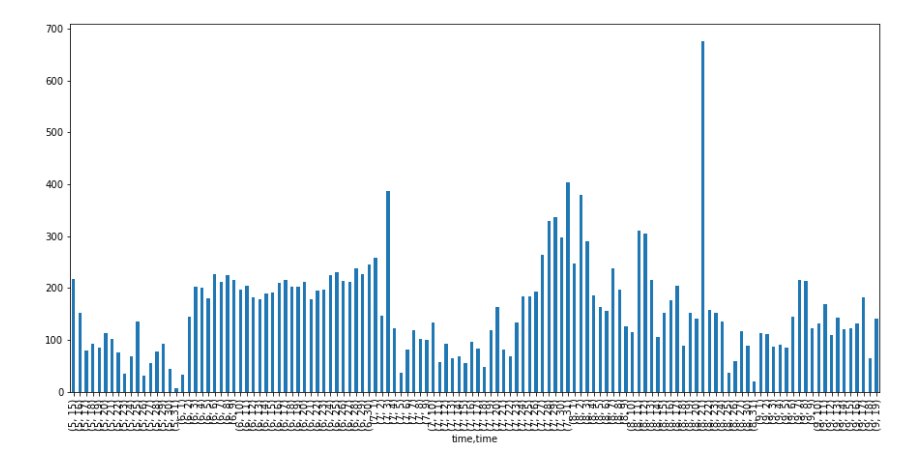
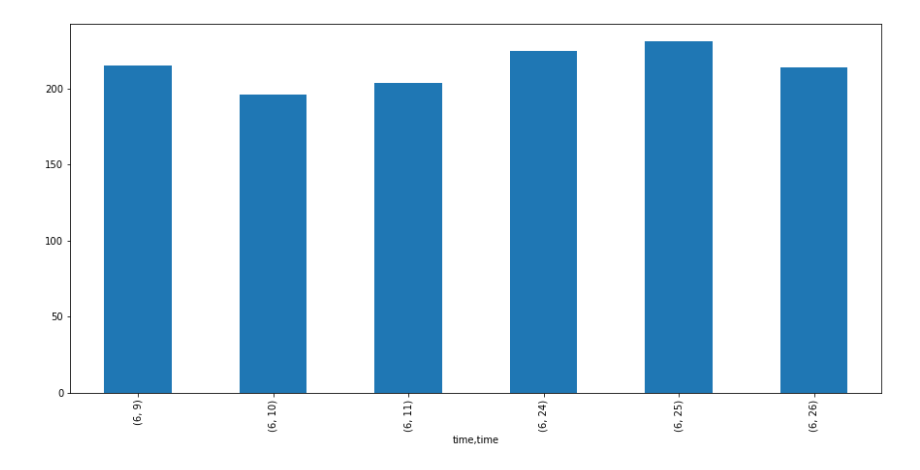
Before and after one commit to llayer/StromboliWF, a Jupyter notebook: som.ipynb, the cells around one changed output. Saved outputs shown, nothing was run; the diff lists cells and outputs as text; code cells hidden in the pictures.

```diff
--- a/som.ipynb
+++ b/som.ipynb
@@ -15,16 +12,16 @@ ana.normalize(df, 'lpc_coeff')
 ana.normalize(df, 'amplitude')
 # %%
 # Exclude the eruption days
-eruption_days = ['2019-08-28', '2019-08-29', '2019-07-03']
+eruption_days = [ '2019-07-03','2019-08-11', '2019-08-29']
 df = ana.exclude_days(df, eruption_days)
 # %%
 # Select a test period
 df_test = ana.test_period(df)
 # %%
 # Frequency of signals per day
-ana.plot_freq(df)
+ana.plot_freq(df_test)
 # %% [output]
-[figure, old version]
+[figure, new version]
 # %%
 features = ana.get_features(df, lpc=False, amp=False)
 # %%
```
Also changed, not shown: parts of 6 cells of this notebook, 1 other file.
